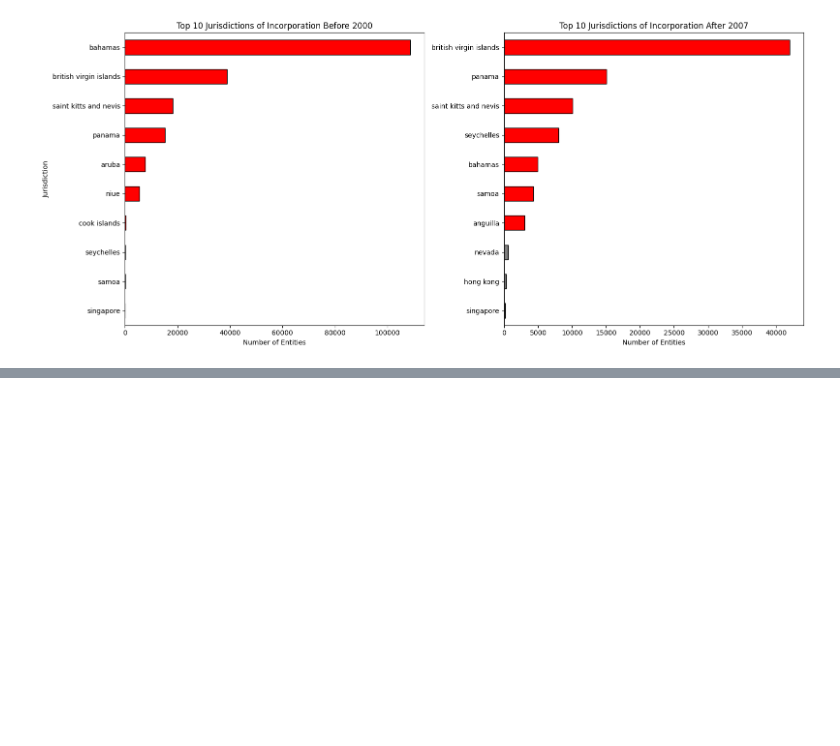
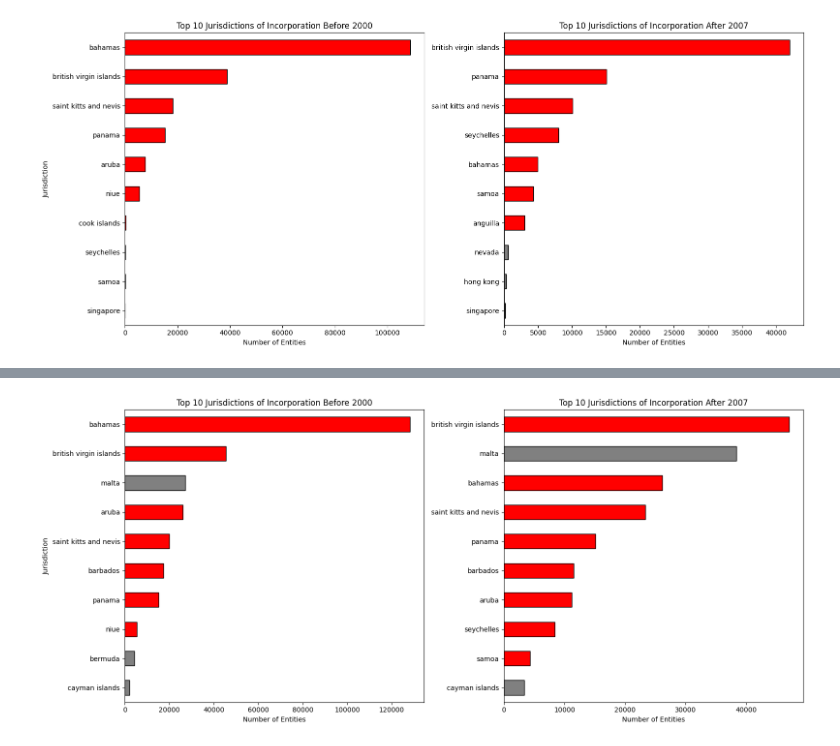
Before and after one commit to malachaiahyo/QSS-20-Final-Project, a Jupyter notebook: code/OECD_2000_investigation.ipynb, the cells around one changed output, grey strips where cells are left out. Saved outputs shown, nothing was run; the diff lists cells and outputs as text; code cells hidden in the pictures; blank space fills up the shorter version.

```diff
--- a/code/OECD_2000_investigation.ipynb
+++ b/code/OECD_2000_investigation.ipynb
@@ -329,0 +332,92 @@ Text(0, 0.5, '')
+# %%
+
+# Filter entities_df to keep rows where incorporation_date is present
+entities_df['incorporation_date'] = pd.to_datetime(entities_df['incorporation_date'], errors='coerce')
+entities_with_incorp = entities_df[entities_df['incorporation_date'].notna()].copy()
+
+# Normalize jurisdiction_description as before
+def normalize_jurisdiction(name):
+    if pd.isna(name):
+        return ''
+    name = name.lower()
+    name = name.strip().replace('\n', '')
+    if 'british anguilla' in name:
+        name = name.replace('british anguilla', 'anguilla')
+    name = name.replace('st.', 'saint')
+    name = name.replace('st ', 'saint ')
+    name = name.replace('&', 'and')
+    name = ' '.join(name.split())
+    name = name.replace('u.s.', 'us')
+    if 'cookislands' in name:
+        name = name.replace('cookislands', 'cook islands')
+    if name == 'nevis':
+        name = 'saint kitts and nevis'
+    return name
+
+entities_with_incorp['jurisdiction_norm'] = entities_with_incorp['jurisdiction_description'].apply(normalize_jurisdiction)
+
+# Define cutoff years for periods
+pre_cutoff = 2000
+post_cutoff = 2007
+
+# Create incorporation year column
+entities_with_incorp['incorp_year'] = entities_with_incorp['incorporation_date'].dt.year
+
+# Filter for pre-2000 and post-2007 periods
+pre_2000 = entities_with_incorp[entities_with_incorp['incorp_year'] < pre_cutoff]
+post_2007 = entities_with_incorp[entities_with_incorp['incorp_year'] > post_cutoff]
+
+# Remove 'undetermined' jurisdictions before computing top 10
+pre_counts = (
+    pre_2000[pre_2000['jurisdiction_norm'] != 'undetermined']
+    .groupby('jurisdiction_norm')['node_id']
+    .nunique()
+    .sort_values(ascending=False)
+    .head(10)
+)
+
+post_counts = (
+    post_2007[post_2007['jurisdiction_norm'] != 'undetermined']
+    .groupby('jurisdiction_norm')['node_id']
+    .nunique()
+    .sort_values(ascending=False)
+    .head(10)
+)
+
+# Prepare color maps for bars
+blacklist_set = set(oecd_2000_blacklist)
+
+def color_map(jurisdictions, blacklist, highlight_color='red', default_color='gray'):
+    return [highlight_color if j in blacklist else default_color for j in jurisdictions]
+
+pre_colors = color_map(pre_counts.index, blacklist_set)
+post_colors = color_map(post_counts.index, blacklist_set)
+
+# Plotting
+fig, axes = plt.subplots(1, 2, figsize=(16, 7), sharey=False)
+
+pre_counts.plot(
+    kind='barh',
+    ax=axes[0],
+    color=pre_colors,
+    edgecolor='black'
+)
+axes[0].invert_yaxis()
+axes[0].set_title('Top 10 Jurisdictions of Incorporation Before 2000')
+axes[0].set_xlabel('Number of Entities')
+axes[0].set_ylabel('Jurisdiction')
+
+post_counts.plot(
+    kind='barh',
+    ax=axes[1],
+    color=post_colors,
+    edgecolor='black'
+)
+axes[1].invert_yaxis()
+axes[1].set_title('Top 10 Jurisdictions of Incorporation After 2007')
+axes[1].set_xlabel('Number of Entities')
+axes[1].set_ylabel('')
+
+plt.tight_layout()
+plt.show()
+# %% [output]
@@ -329,0 +432 @@ Text(0, 0.5, '')
+[figure, added]
```
Also changed, not shown: parts of 4 cells of this notebook.
